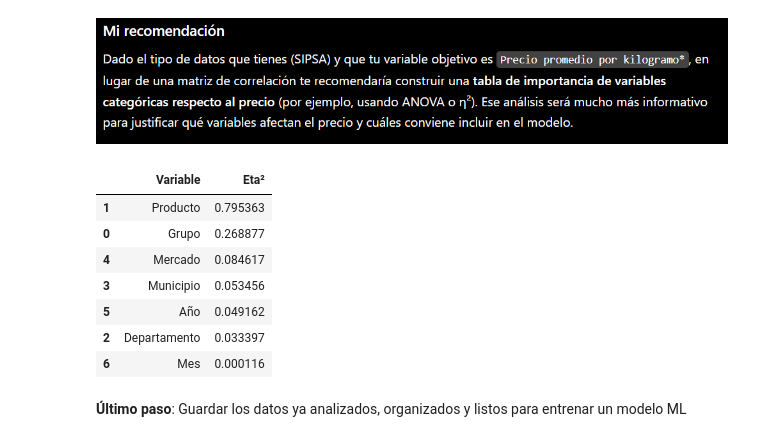
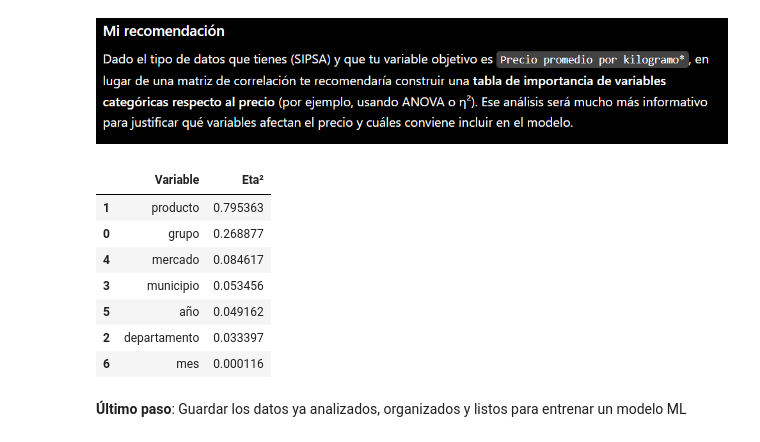
Before and after one commit to daniel-barona/proyecto_ciencia_datos, a Jupyter notebook: src/03_EDA.ipynb, the cells around one changed output. Saved outputs shown, nothing was run; the diff lists cells and outputs as text; code cells hidden in the pictures.

```diff
--- a/src/03_EDA.ipynb
+++ b/src/03_EDA.ipynb
@@ -530,50 +530,50 @@ Identificar las columnas que tienen mayor impacto sobre mi modelo
 # %% [markdown]
 Por recomendaciones de la IA (ChatGPT) se recomendo usar un analisis Eta Squared (η²), por que no manejo especificamente variables numericas, la mayoria son categoricas.
 # %%
-df["Año"] = df["Fecha"].dt.year
-df["Mes"] = df["Fecha"].dt.month
+df["año"] = df["fecha"].dt.year
+df["mes"] = df["fecha"].dt.month
 # %% [markdown]
 ![image.png](embedded-picture-1)
 # %%
-target = "Precio promedio por kilogramo*"
+target = "precio_promedio_kg"
 variables_categoricas = [
-    "Grupo",
-    "Producto",
-    "Departamento",
-    "Municipio",
-    "Mercado",
-    "Año",
-    "Mes"
+    "grupo",
+    "producto",
+    "departamento",
+    "municipio",
+    "mercado",
+    "año",
+    "mes"
 ]
 def eta_squared(df, categoria, objetivo):
     datos = df[[categoria, objetivo]].dropna()
     media_total = datos[objetivo].mean()
     # Suma de cuadrados entre grupos
     ss_between = (
         datos.groupby(categoria)[objetivo]
              .apply(lambda x: len(x) * (x.mean() - media_total) ** 2)
              .sum()
     )
     # Suma de cuadrados total
     ss_total = ((datos[objetivo] - media_total) ** 2).sum()
     return ss_between / ss_total if ss_total != 0 else np.nan
 
 resultado = pd.DataFrame({
     "Variable": variables_categoricas,
     "Eta²": [eta_squared(df, v, target) for v in variables_categoricas]
 })
 
 resultado = resultado.sort_values("Eta²", ascending=False)
 
 resultado
 # %% [output]
 |  | Variable | Eta² |
-| 1 | Producto | 0.795363 |
-| 0 | Grupo | 0.268877 |
-| 4 | Mercado | 0.084617 |
-| 3 | Municipio | 0.053456 |
-| 5 | Año | 0.049162 |
-| 2 | Departamento | 0.033397 |
-| 6 | Mes | 0.000116 |
+| 1 | producto | 0.795363 |
+| 0 | grupo | 0.268877 |
+| 4 | mercado | 0.084617 |
+| 3 | municipio | 0.053456 |
+| 5 | año | 0.049162 |
+| 2 | departamento | 0.033397 |
+| 6 | mes | 0.000116 |
 # %% [markdown]
 **Último paso**: Guardar los datos ya analizados, organizados y listos para entrenar un modelo ML
```
Also changed, not shown: parts of 19 cells of this notebook.
